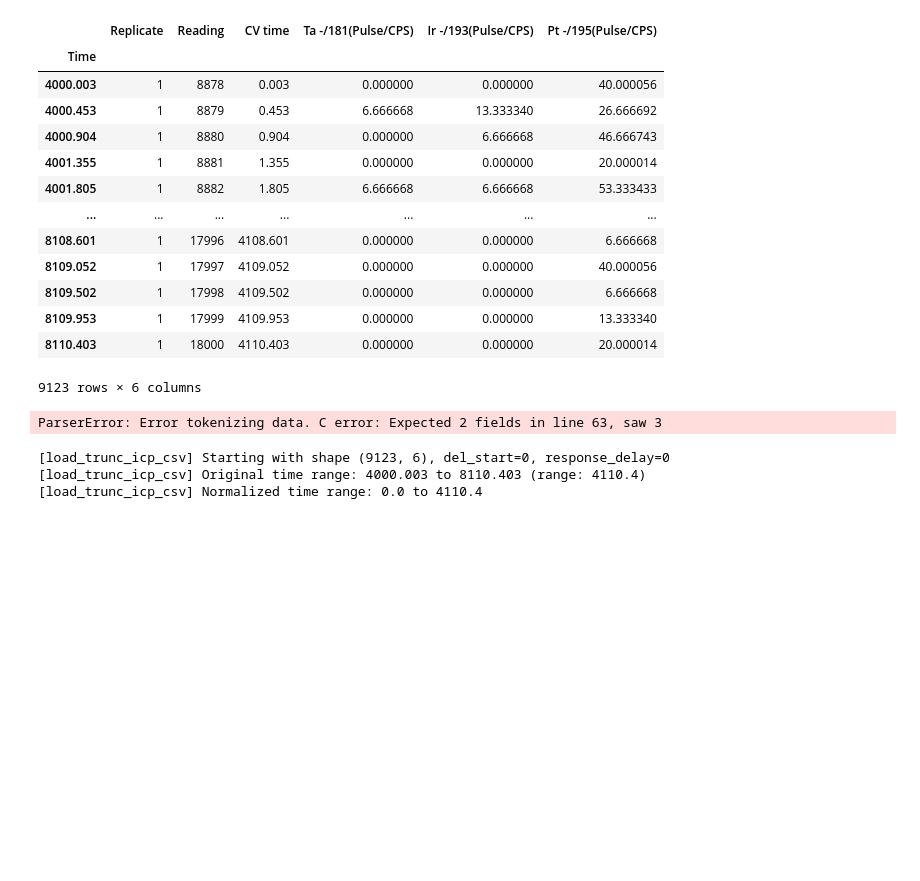
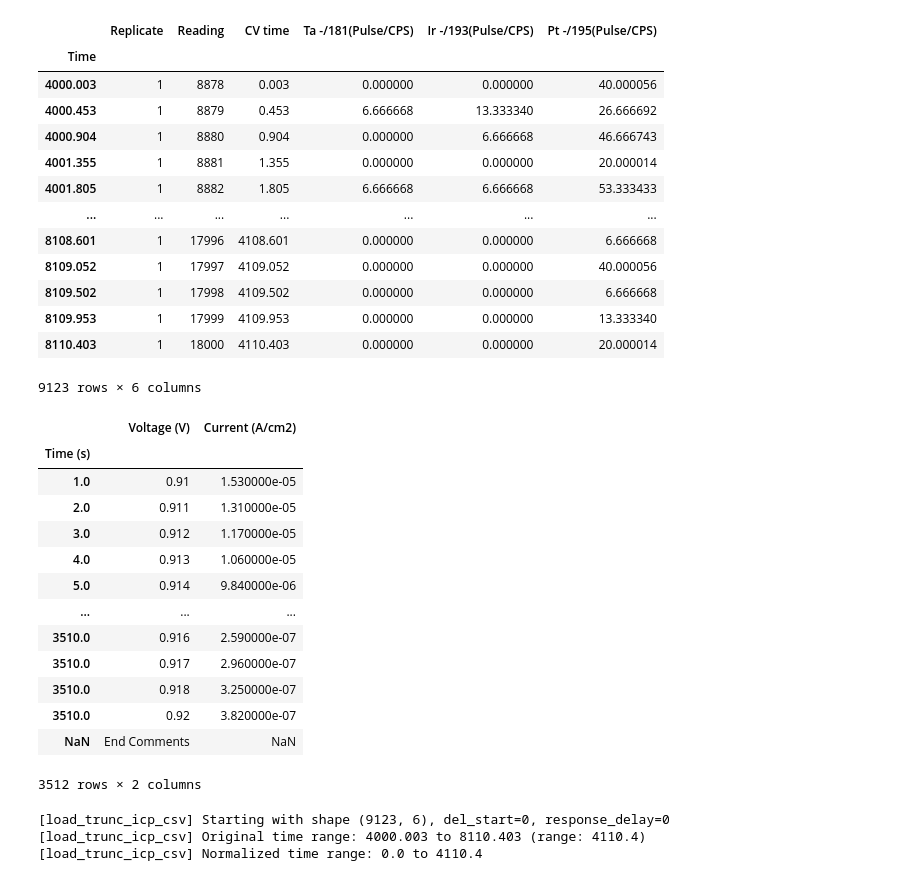
Before and after one commit to bc2026/ArgonneSummer2025, a Jupyter notebook: Final/Tools/PlotAppliedPotential.ipynb, the cells around one changed output. Saved outputs shown, nothing was run; the diff lists cells and outputs as text; code cells hidden in the pictures; blank space fills up the shorter version.

```diff
--- a/Final/Tools/PlotAppliedPotential.ipynb
+++ b/Final/Tools/PlotAppliedPotential.ipynb
@@ -29,14 +29,25 @@ icp_df
 | 8110.403 | 1 | 18000 | 4110.403 | 0.000000 | 0.000000 | 20.000014 |
 9123 rows × 6 columns
 # %%
-ec_data_path = f'../data/EChem/{ec_data}.txt'
+ec_data_path = f'../data/EChem/{ec_data}.csv'
 ec_df = load_ec_csv(ec_data_path)
 ec_t = ec_df.index
-ec_df.columns
-
 ec_df
 # %% [output]
+|  | Voltage (V) | Current (A/cm2) |
+| Time (s) |  |  |
+| 1.0 | 0.91 | 1.530000e-05 |
+| 2.0 | 0.911 | 1.310000e-05 |
+| 3.0 | 0.912 | 1.170000e-05 |
+| 4.0 | 0.913 | 1.060000e-05 |
+| 5.0 | 0.914 | 9.840000e-06 |
+| ... | ... | ... |
+| 3510.0 | 0.916 | 2.590000e-07 |
+| 3510.0 | 0.917 | 2.960000e-07 |
+| 3510.0 | 0.918 | 3.250000e-07 |
+| 3510.0 | 0.92 | 3.820000e-07 |
+| NaN | End Comments | NaN |
-ParserError: Error tokenizing data. C error: Expected 2 fields in line 63, saw 3
+3512 rows × 2 columns
 # %%
 from utils.FinalUtils import load_trunc_icp_csv
 # load_trunc_icp_csv(icp_df: pd.DataFrame, del_start: int, response_delay: int, t: str) -> pd.DataFrame
```
Also changed, not shown: parts of 1 cell of this notebook, 1 other file.
